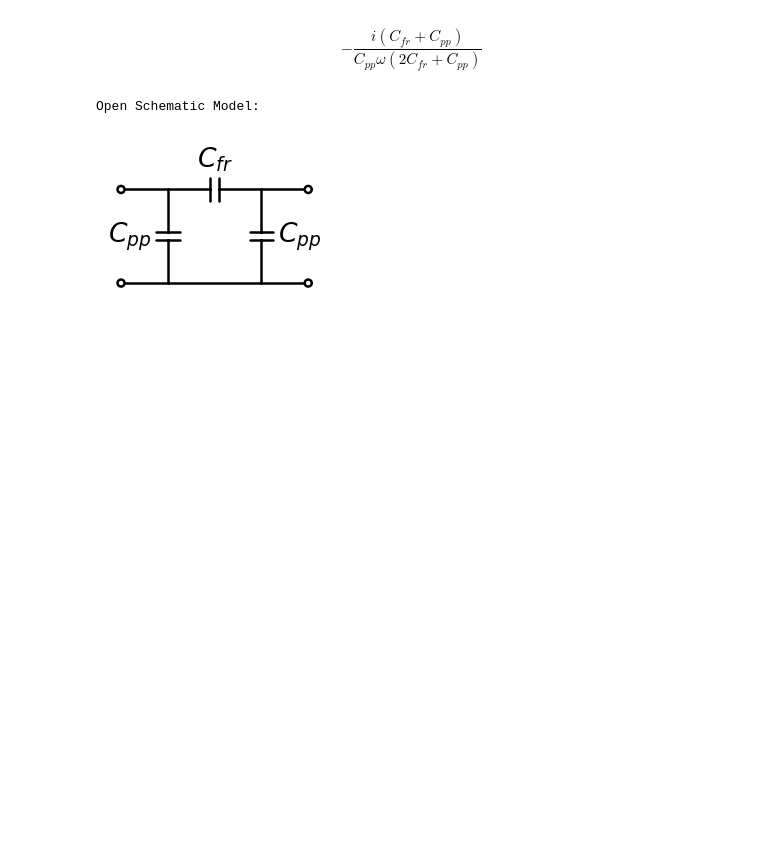
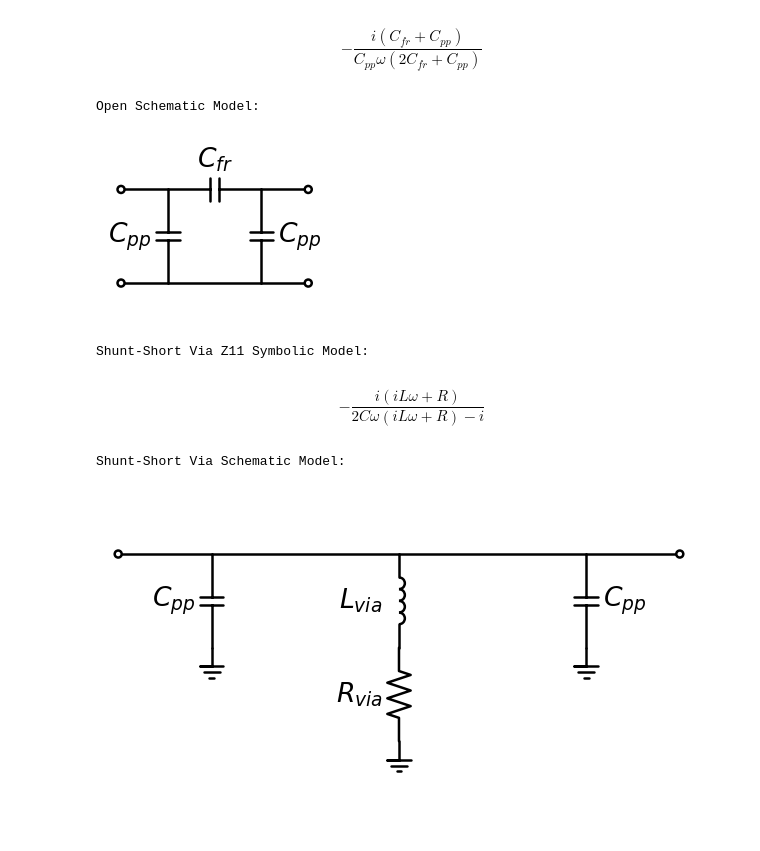
Before and after one commit to vighneshiyer/ee142_labs, a Jupyter notebook: lab1_redux/Lab1_Notebook.ipynb, the cells around one changed output. Saved outputs shown, nothing was run; the diff lists cells and outputs as text; code cells hidden in the pictures; blank space fills up the shorter version.

```diff
--- a/lab1_redux/Lab1_Notebook.ipynb
+++ b/lab1_redux/Lab1_Notebook.ipynb
@@ -133,4 +165,12 @@ Open Z11 Symbolic Model:
 $$- \frac{i \left(C_{fr} + C_{pp}\right)}{C_{pp} \omega \left(2 C_{fr} + C_{pp}\right)}$$
 Open Schematic Model:
 [figure]
+# %%
+shunt_short_model = shunt_short_model()
+shunt_short_schematic()
+# %% [output]
+Shunt-Short Via Z11 Symbolic Model:
+$$- \frac{i \left(i L \omega + R\right)}{2 C \omega \left(i L \omega + R\right) - i}$$
+Shunt-Short Via Schematic Model:
+[figure, added]
 # %%
```
Also changed, not shown: parts of 9 cells of this notebook, 1 other file.
